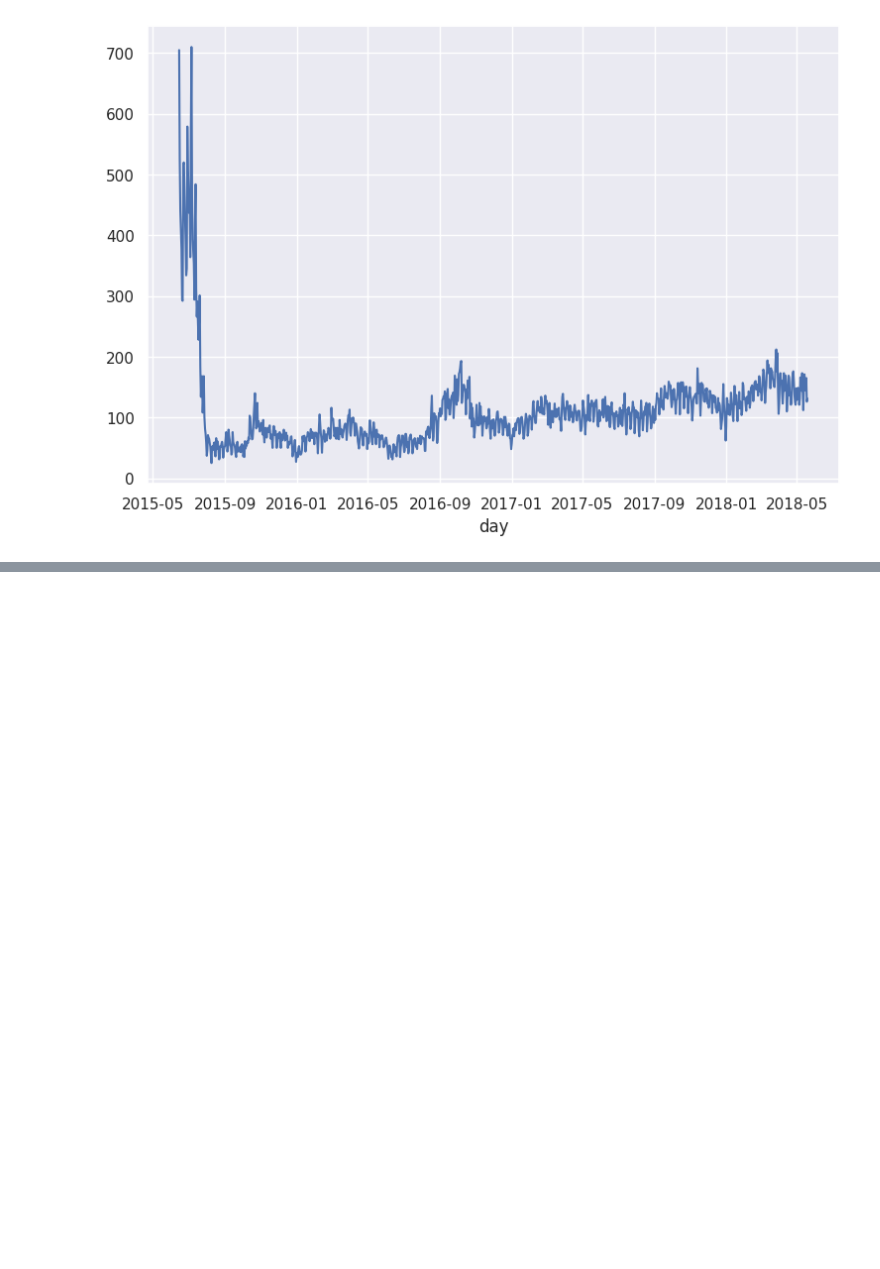
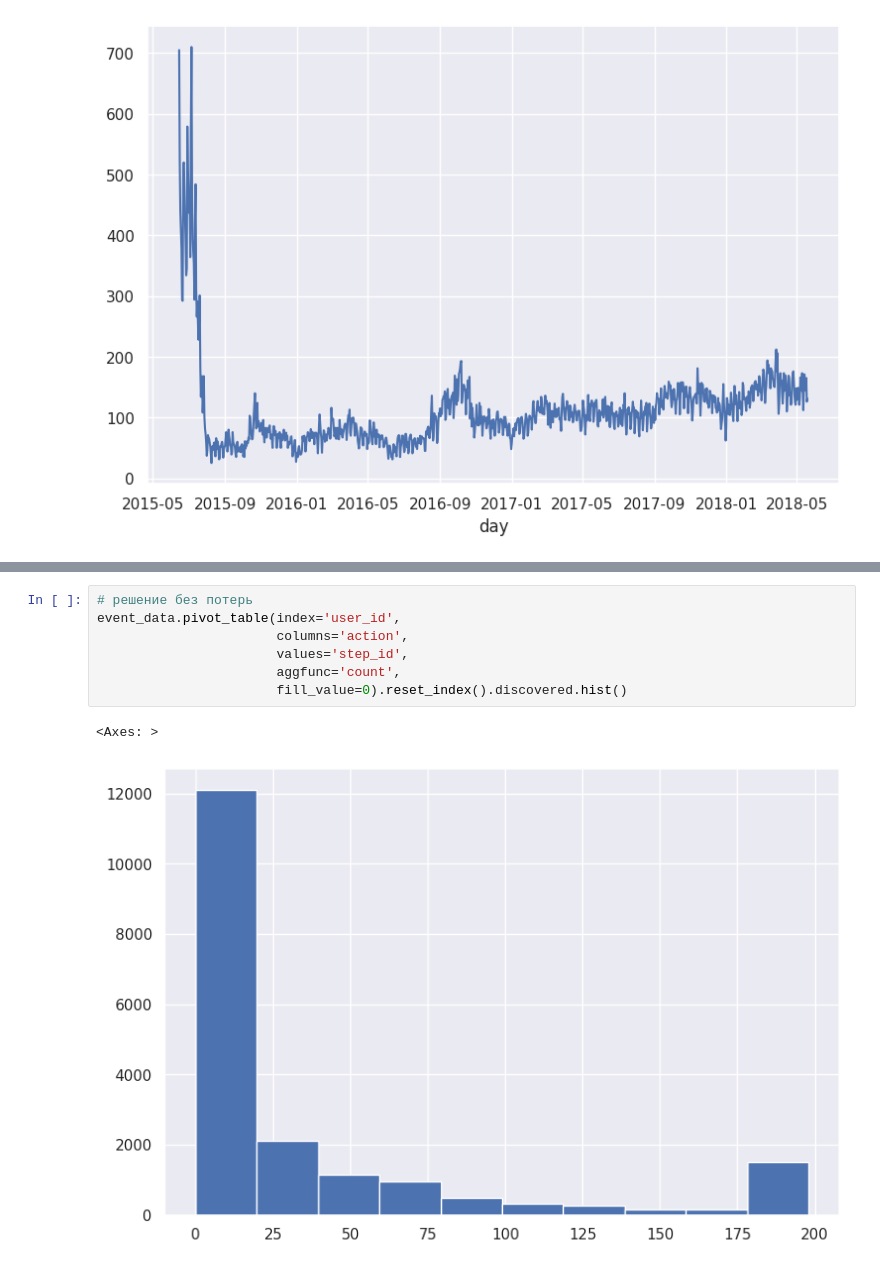
Before and after one commit to svatovay/IntroToDS-ML, a Jupyter notebook: lesson_1.10.ipynb, the cells around one changed output, grey strips where cells are left out. Drawn from its saved outputs; the diff is of its cells as text; blank space fills up the shorter version.

```diff
--- a/lesson_1.10.ipynb
+++ b/lesson_1.10.ipynb
@@ -49,0 +49,10 @@ submissions_data.head()
+# %%
+# решение без потерь
+event_data.pivot_table(index='user_id',
+                       columns='action',
+                       values='step_id',
+                       aggfunc='count',
+                       fill_value=0).reset_index().discovered.hist()
+# %% [output]
+<Axes: >
+[figure, added]
```
Also changed, not shown: parts of 2 cells of this notebook, 1 other file.
